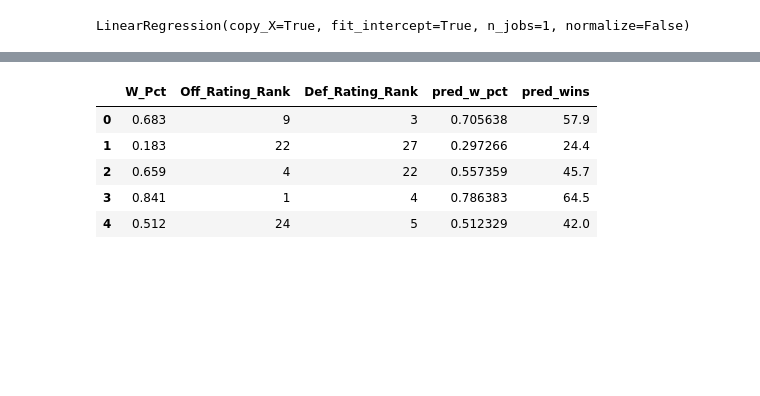
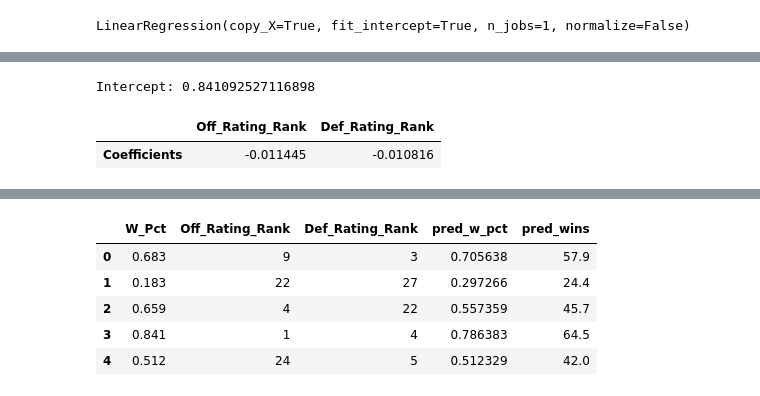
Before and after one commit to wfordh/bkball_programs, a Jupyter notebook: nba_py/rating_rank_wpct.ipynb, the cells around one changed output, grey strips where cells are left out. Saved outputs shown, nothing was run; the diff lists cells and outputs as text; code cells hidden in the pictures; blank space fills up the shorter version.

```diff
--- a/nba_py/rating_rank_wpct.ipynb
+++ b/nba_py/rating_rank_wpct.ipynb
@@ -70,0 +75,9 @@ LinearRegression(copy_X=True, fit_intercept=True, n_jobs=1, normalize=False)
+# %%
+print(f'Intercept: {lr.intercept_}')
+# %% [output]
+Intercept: 0.841092527116898
+# %%
+pd.DataFrame(lr.coef_.reshape(1, -1), columns=X.columns, index=['Coefficients'])
+# %% [output]
+|  | Off_Rating_Rank | Def_Rating_Rank |
+| Coefficients | -0.011445 | -0.010816 |
```
Also changed, not shown: parts of 16 cells of this notebook.
